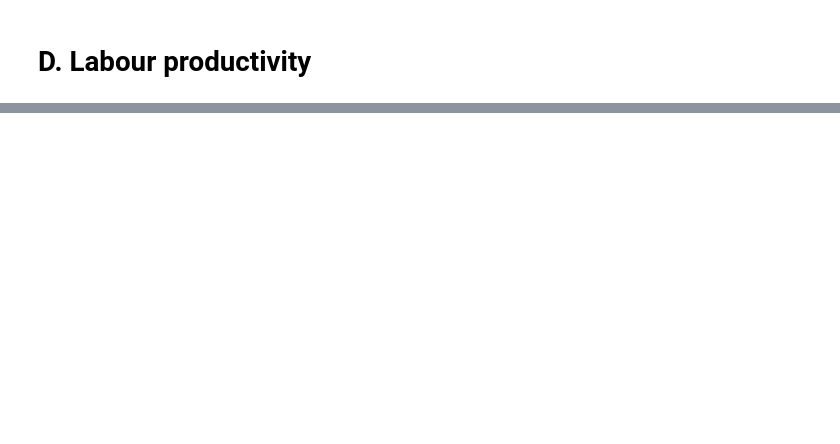
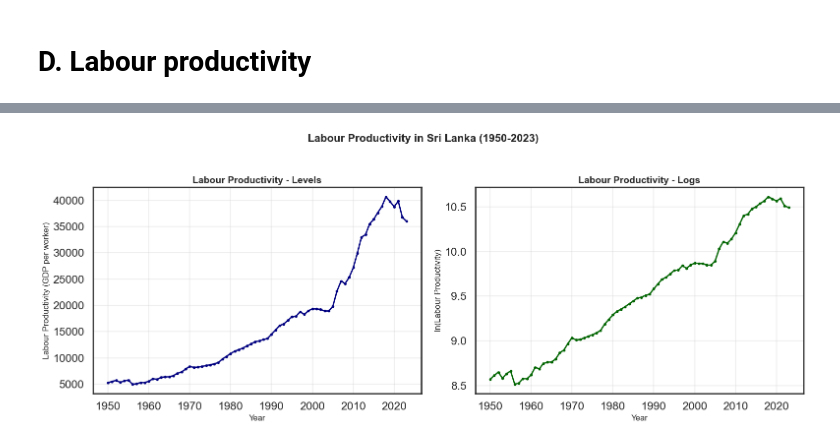
Before and after one commit to ikedasakii/EC2B1_group_project, a Jupyter notebook: find_GDP_trend.ipynb, the cells around one changed output, grey strips where cells are left out. Saved outputs shown, nothing was run; the diff lists cells and outputs as text; code cells hidden in the pictures; blank space fills up the shorter version.

```diff
--- a/find_GDP_trend.ipynb
+++ b/find_GDP_trend.ipynb
@@ -684,2 +751,13 @@ year
 # %% [markdown]
 # D. Labour productivity
+# %%
+# Calculate labour prod (Y/L) - both levels and logs
+data_tfp['labour_prod'] = data_tfp['Y'] / data_tfp['L']
+data_tfp['ln_labour_prod'] = np.log(data_tfp['labour_prod'])
+
+# Create a dataframe for labour prod with components
+df_labour_prod = data_tfp[['year', 'labour_prod', 'ln_labour_prod', 'h']].copy()
+
+# Display the series
+print("Labour productivity series (GDP per worker)")
+print(df_labour_prod.head())
@@ -685,0 +772,24 @@ year
+# %%
+fig, axes = plt.subplots(1, 2, figsize=(16, 6))
+
+# Plot 1: Labour Productivity (Levels)
+axes[0].plot(df_labour_prod['year'], df_labour_prod['labour_prod'],
+             linewidth=2, color='navy', marker='o', markersize=3)
+axes[0].set_xlabel('Year', fontsize=12)
+axes[0].set_ylabel('Labour Productivity (GDP per worker)', fontsize=12)
+axes[0].set_title('Labour Productivity - Levels', fontsize=14, fontweight='bold')
+axes[0].grid(True, alpha=0.3)
+
+# Plot 2: Log Labour Productivity
+axes[1].plot(df_labour_prod['year'], df_labour_prod['ln_labour_prod'],
+             linewidth=2, color='darkgreen', marker='o', markersize=3)
+axes[1].set_xlabel('Year', fontsize=12)
+axes[1].set_ylabel('ln(Labour Productivity)', fontsize=12)
+axes[1].set_title('Labour Productivity - Logs', fontsize=14, fontweight='bold')
+axes[1].grid(True, alpha=0.3)
+
+plt.suptitle('Labour Productivity in Sri Lanka (1950-2023)', fontsize=16, fontweight='bold', y=1.02)
+plt.tight_layout()
+plt.show()
+# %% [output]
+[figure, added]
```
Also changed, not shown: parts of 43 cells of this notebook.
